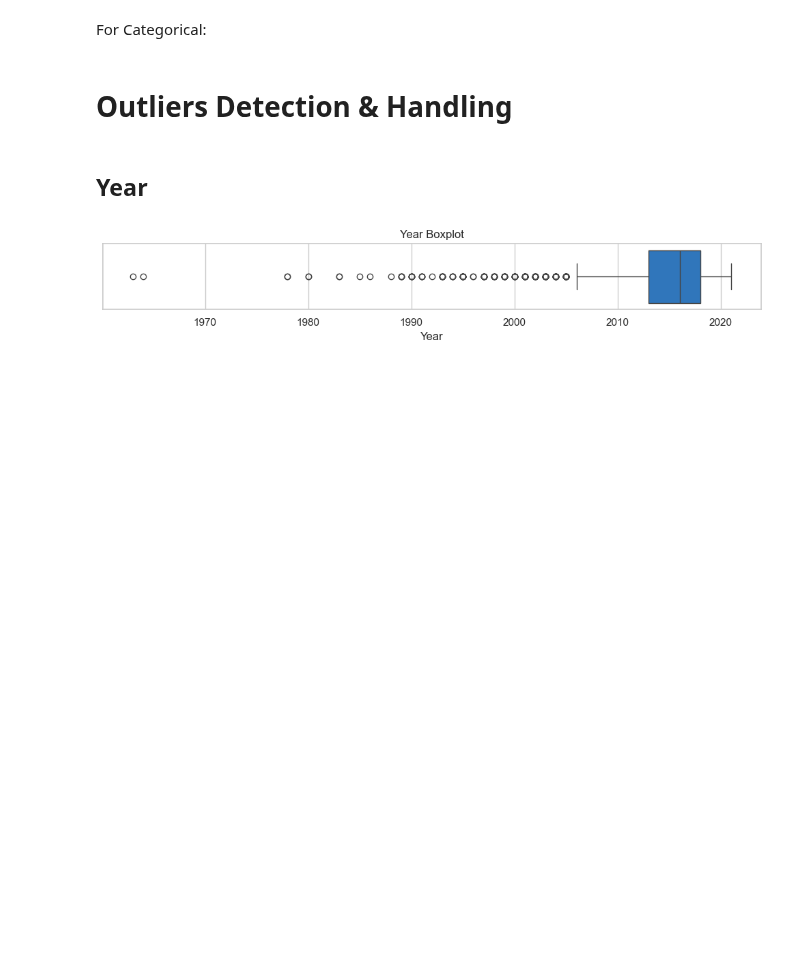
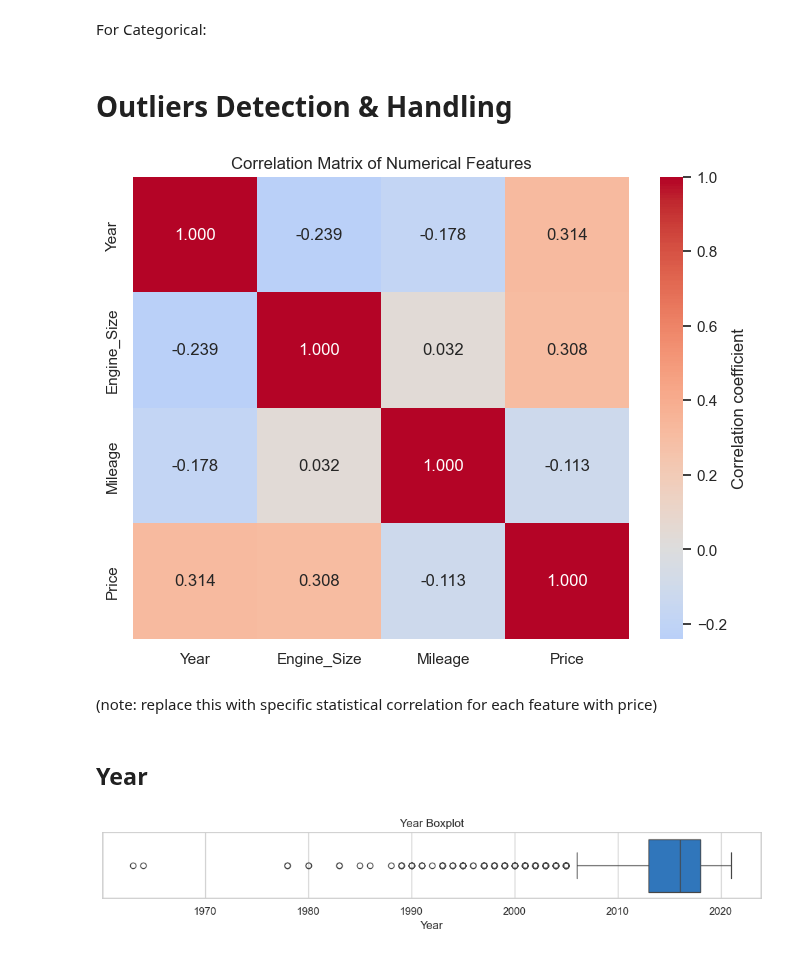
Before and after one commit to RioPramana21/Ctrl-Price-Taking-Control-of-Used-Car-Valuations-with-ML, a Jupyter notebook: code_files/3_outliers_handling.ipynb, the cells around one changed output. Cells and saved outputs as stored; diff of their text form; code cells hidden in the pictures; blank space fills up the shorter version.

```diff
--- a/code_files/3_outliers_handling.ipynb
+++ b/code_files/3_outliers_handling.ipynb
@@ -148,6 +219,21 @@ def boxplot_by_category(df, cat_col, num_col='Price', top_n=None, sort_by_median
     plt.show()
 # %% [markdown]
 # Outliers Detection & Handling
+# %%
+# Select only numerical columns (including 'Price')
+num_cols = df.select_dtypes(include=['float64', 'int64']).columns
+
+corr = df[num_cols].corr()
+
+plt.figure(figsize=(8,6))
+sns.heatmap(corr, annot=True, fmt=".3f", cmap='coolwarm', center=0,
+            cbar_kws={'label': 'Correlation coefficient'})
+plt.title("Correlation Matrix of Numerical Features")
+plt.show()
+# %% [output]
+[figure, added]
+# %% [markdown]
+(note: replace this with specific statistical correlation for each feature with price)
 # %% [markdown]
 ## Year
 # %%
```
Also changed, not shown: parts of 50 cells of this notebook, 1 other file.
